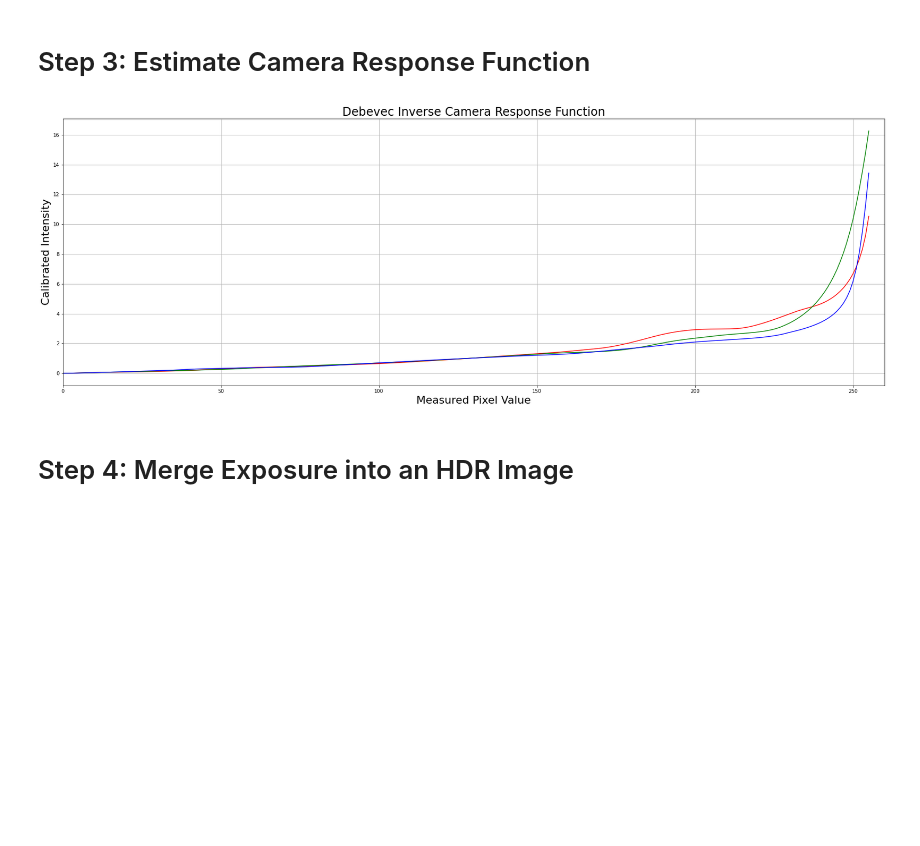
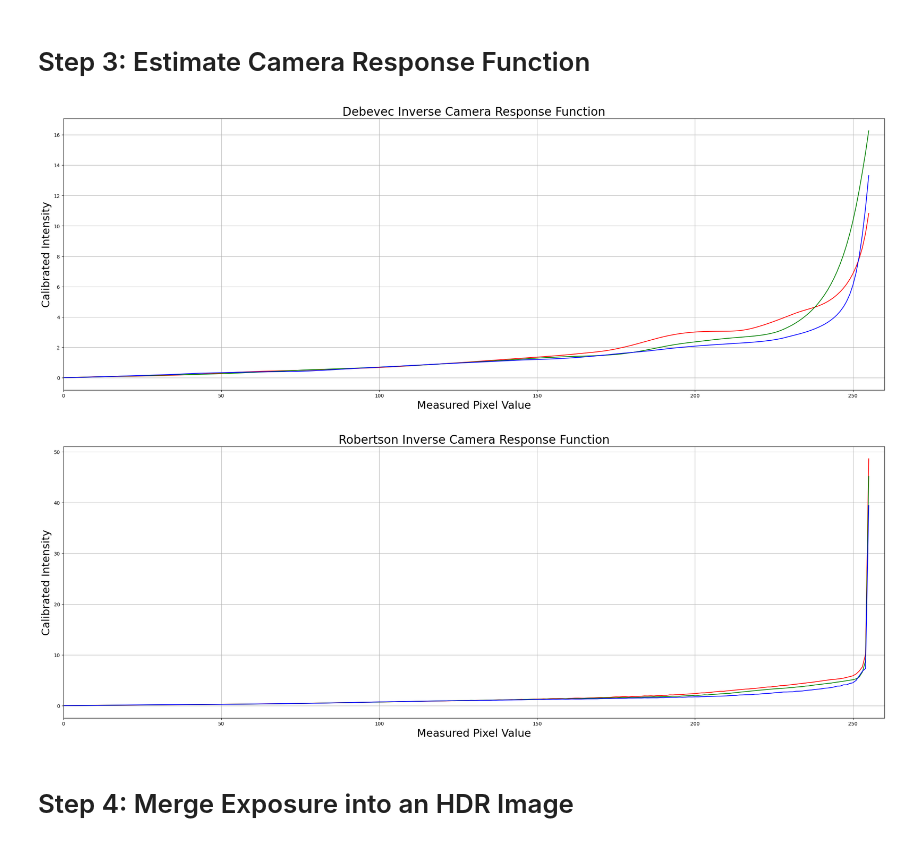
Before and after one commit to H2O-Analytics/CTD_DataScience, a Jupyter notebook: Computer_Vision_Learning/01_OpenCV_Crash_Course/10_hdr.ipynb, the cells around one changed output. Saved outputs shown, nothing was run; the diff lists cells and outputs as text; code cells hidden in the pictures; blank space fills up the shorter version.

```diff
--- a/Computer_Vision_Learning/01_OpenCV_Crash_Course/10_hdr.ipynb
+++ b/Computer_Vision_Learning/01_OpenCV_Crash_Course/10_hdr.ipynb
@@ -23,13 +23,13 @@ def readImagesAndTimes():
   # List of file names
   filenames = ["img_0.033.jpg", "img_0.25.jpg", "img_2.5.jpg", "img_15.jpg"]
 
-  # List of exposure times
+  # List of exposure times. This can be extracted programatically
   times = np.array([ 1/30.0, 0.25, 2.5, 15.0 ], dtype=np.float32)
 
   # Read images
   images = []
   for filename in filenames:
-    im = cv2.imread(filename)
+    im = cv2.imread(DATA_PATH + filename)
     im = cv2.cvtColor(im, cv2.COLOR_BGR2RGB)
     images.append(im)
 
@@ -48,23 +48,39 @@ alignMTB.process(images, images)
 # %% [markdown]
 # Step 3: Estimate Camera Response Function
 # %%
-# Find Camera Response Function (CRF)
+# Find Camera Response Function (CRF).
+# There isnt a 1 to 1 intensity to exposure scale, so a response function is needed to understand that relationship, in order to linearize prior to.
 calibrateDebevec = cv2.createCalibrateDebevec()
+calibrateRobertson = cv2.createCalibrateRobertson()
 responseDebevec = calibrateDebevec.process(images, times)
+responseRobertson = calibrateRobertson.process(images, times)
 
-# Plot CRF
+# Plot CRF for Debevec
 x = np.arange(256, dtype=np.uint8)
 y = np.squeeze(responseDebevec)
 
 ax = plt.figure(figsize=(30,10))
 plt.title("Debevec Inverse Camera Response Function", fontsize=24)
 plt.xlabel("Measured Pixel Value", fontsize=22)
 plt.ylabel("Calibrated Intensity", fontsize=22)
 plt.xlim([0,260])
 plt.grid()
 plt.plot(x, y[:,0],'r'  , x, y[:,1],'g', x, y[:,2],'b');
+
+# Plot CRF for Robertson
+x = np.arange(256, dtype=np.uint8)
+y = np.squeeze(responseRobertson)
+
+ax = plt.figure(figsize=(30,10))
+plt.title("Robertson Inverse Camera Response Function", fontsize=24)
+plt.xlabel("Measured Pixel Value", fontsize=22)
+plt.ylabel("Calibrated Intensity", fontsize=22)
+plt.xlim([0,260])
+plt.grid()
+plt.plot(x, y[:,0],'r'  , x, y[:,1],'g', x, y[:,2],'b');
 # %% [output]
-[figure, old version]
+[figure, new version]
+[figure, added]
 # %% [markdown]
 # Step 4: Merge Exposure into an HDR Image
 # %%
```
Also changed, not shown: parts of 4 cells of this notebook.
